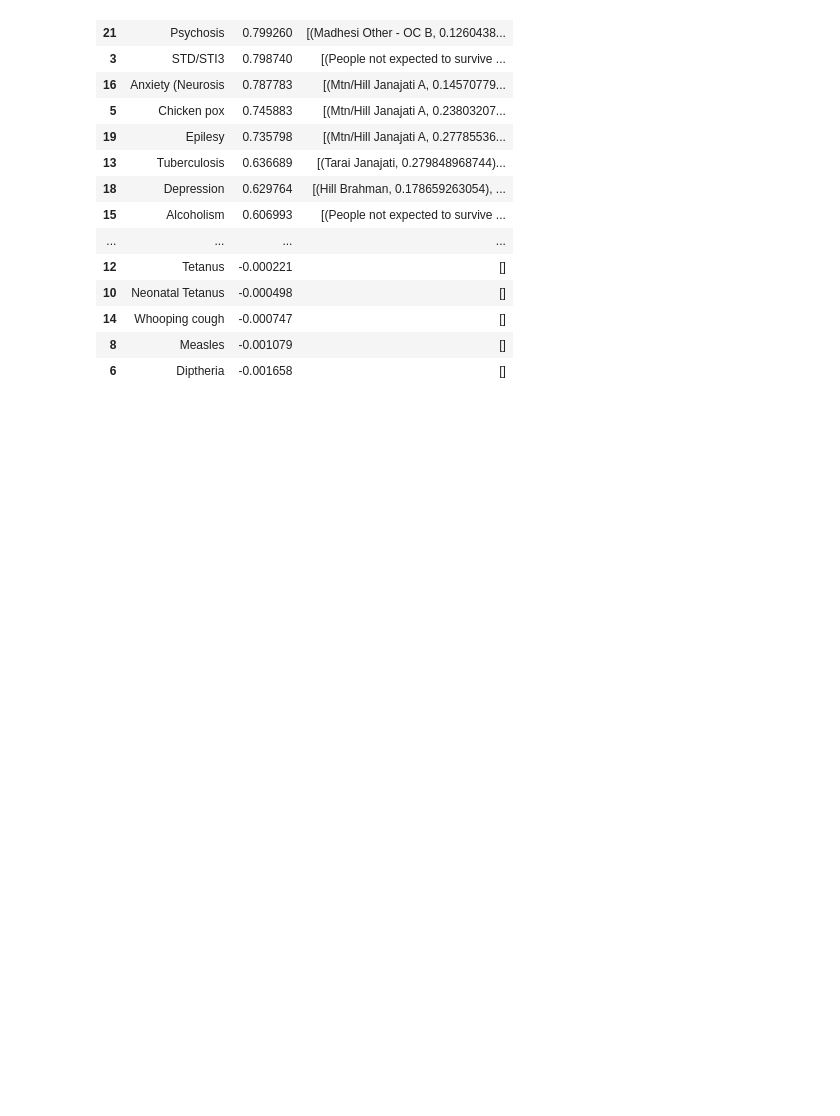
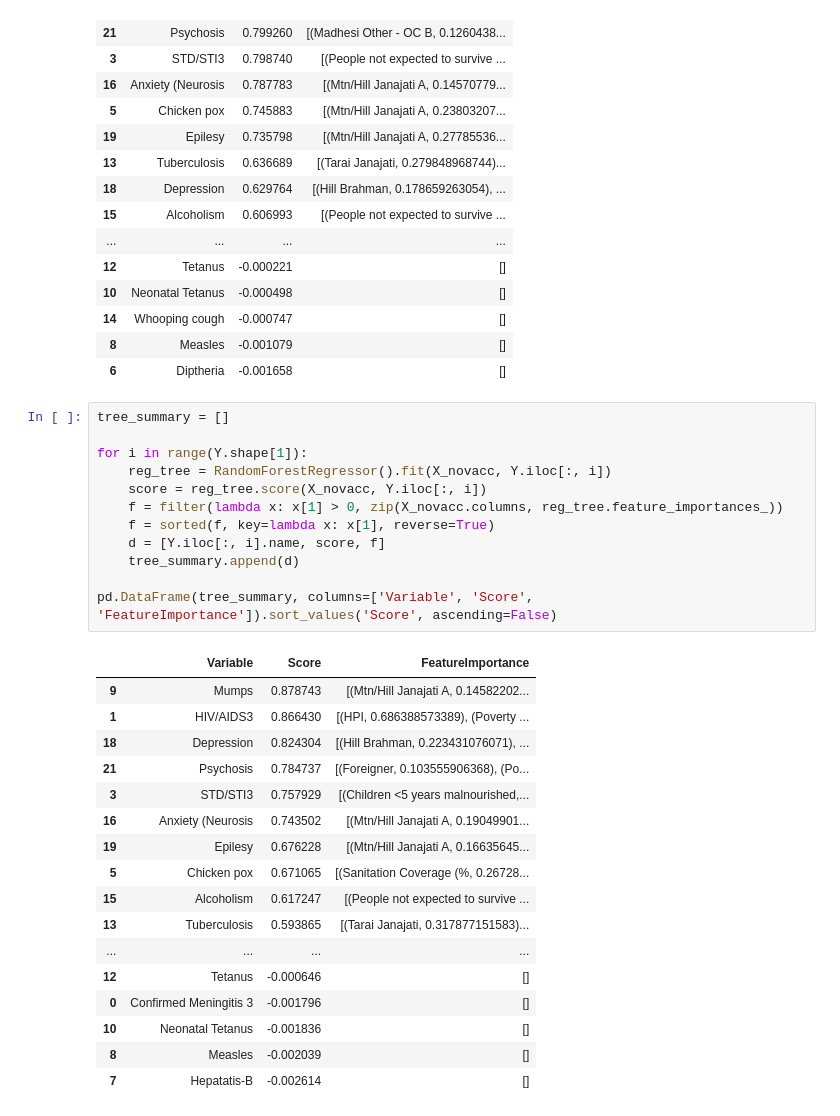
Before and after one commit to jvani/ML_Nepal, a Jupyter notebook: 03InitialModels.ipynb, the cells around one changed output. Saved outputs shown, nothing was run; the diff lists cells and outputs as text; blank space fills up the shorter version.

```diff
--- a/03InitialModels.ipynb
+++ b/03InitialModels.ipynb
@@ -179,3 +179,33 @@ pd.DataFrame(tree_summary, columns=['Variable', 'Score', 'FeatureImportance']).s
 | 14 | Whooping cough | -0.000747 | [] |
 | 8 | Measles | -0.001079 | [] |
 | 6 | Diptheria | -0.001658 | [] |
+# %%
+tree_summary = []
+
+for i in range(Y.shape[1]):
+    reg_tree = RandomForestRegressor().fit(X_novacc, Y.iloc[:, i])
+    score = reg_tree.score(X_novacc, Y.iloc[:, i])
+    f = filter(lambda x: x[1] > 0, zip(X_novacc.columns, reg_tree.feature_importances_))
+    f = sorted(f, key=lambda x: x[1], reverse=True)
+    d = [Y.iloc[:, i].name, score, f]
+    tree_summary.append(d)
+
+pd.DataFrame(tree_summary, columns=['Variable', 'Score', 'FeatureImportance']).sort_values('Score', ascending=False)
+# %% [output]
+|  | Variable | Score | FeatureImportance |
+| 9 | Mumps | 0.878743 | [(Mtn/Hill Janajati A, 0.14582202... |
+| 1 | HIV/AIDS3 | 0.866430 | [(HPI, 0.686388573389), (Poverty ... |
+| 18 | Depression | 0.824304 | [(Hill Brahman, 0.223431076071), ... |
+| 21 | Psychosis | 0.784737 | [(Foreigner, 0.103555906368), (Po... |
+| 3 | STD/STI3 | 0.757929 | [(Children <5 years malnourished,... |
+| 16 | Anxiety (Neurosis | 0.743502 | [(Mtn/Hill Janajati A, 0.19049901... |
+| 19 | Epilesy | 0.676228 | [(Mtn/Hill Janajati A, 0.16635645... |
+| 5 | Chicken pox | 0.671065 | [(Sanitation Coverage (%, 0.26728... |
+| 15 | Alcoholism | 0.617247 | [(People not expected to survive ... |
+| 13 | Tuberculosis | 0.593865 | [(Tarai Janajati, 0.317877151583)... |
+| ... | ... | ... | ... |
+| 12 | Tetanus | -0.000646 | [] |
+| 0 | Confirmed Meningitis 3 | -0.001796 | [] |
+| 10 | Neonatal Tetanus | -0.001836 | [] |
+| 8 | Measles | -0.002039 | [] |
+| 7 | Hepatatis-B | -0.002614 | [] |
```
